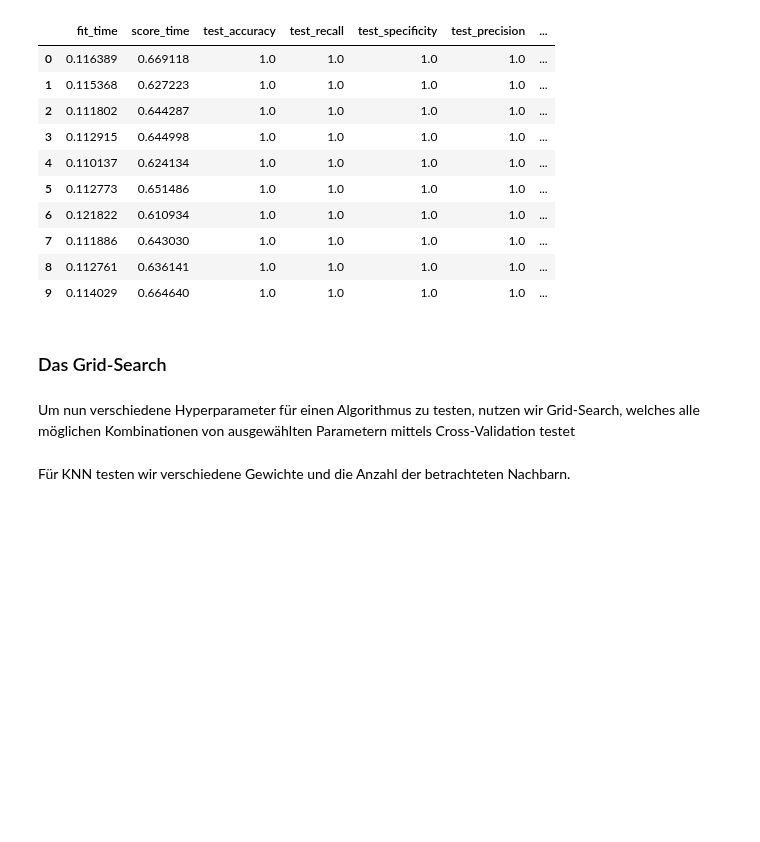
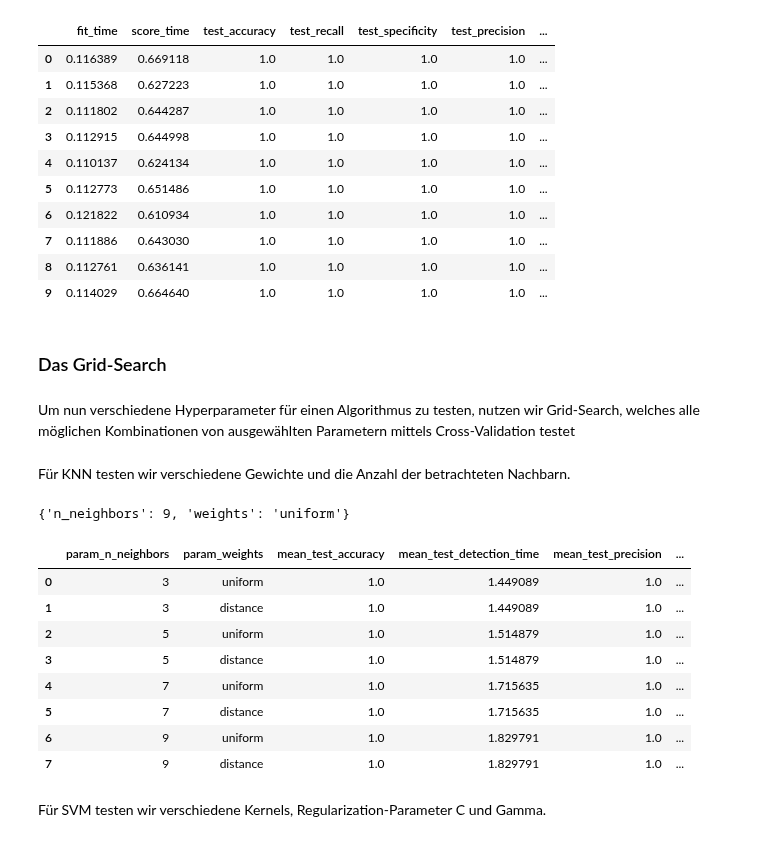
Before and after one commit to JulianBvW/BA-WDN-Leakage-Detection, a Jupyter notebook: LeakageDetection.ipynb, the cells around one changed output. Saved outputs shown, nothing was run; the diff lists cells and outputs as text; code cells hidden in the pictures; blank space fills up the shorter version.

```diff
--- a/LeakageDetection.ipynb
+++ b/LeakageDetection.ipynb
@@ -298,0 +297,18 @@ pd.DataFrame(grid.cv_results_)
+# %%
+print(grid.best_params_)
+results_knn = pd.DataFrame(grid.cv_results_)
+
+results_knn[['param_n_neighbors', 'param_weights'] + important_results]
+# %% [output]
+{'n_neighbors': 9, 'weights': 'uniform'}
+|  | param_n_neighbors | param_weights | mean_test_accuracy | mean_test_detection_time | mean_test_precision | ... |
+| 0 | 3 | uniform | 1.0 | 1.449089 | 1.0 | ... |
+| 1 | 3 | distance | 1.0 | 1.449089 | 1.0 | ... |
+| 2 | 5 | uniform | 1.0 | 1.514879 | 1.0 | ... |
+| 3 | 5 | distance | 1.0 | 1.514879 | 1.0 | ... |
+| 4 | 7 | uniform | 1.0 | 1.715635 | 1.0 | ... |
+| 5 | 7 | distance | 1.0 | 1.715635 | 1.0 | ... |
+| 6 | 9 | uniform | 1.0 | 1.829791 | 1.0 | ... |
+| 7 | 9 | distance | 1.0 | 1.829791 | 1.0 | ... |
+# %% [markdown]
+Für SVM testen wir verschiedene Kernels, Regularization-Parameter C und Gamma.
```
Also changed, not shown: parts of 11 cells of this notebook, 1 other file.
